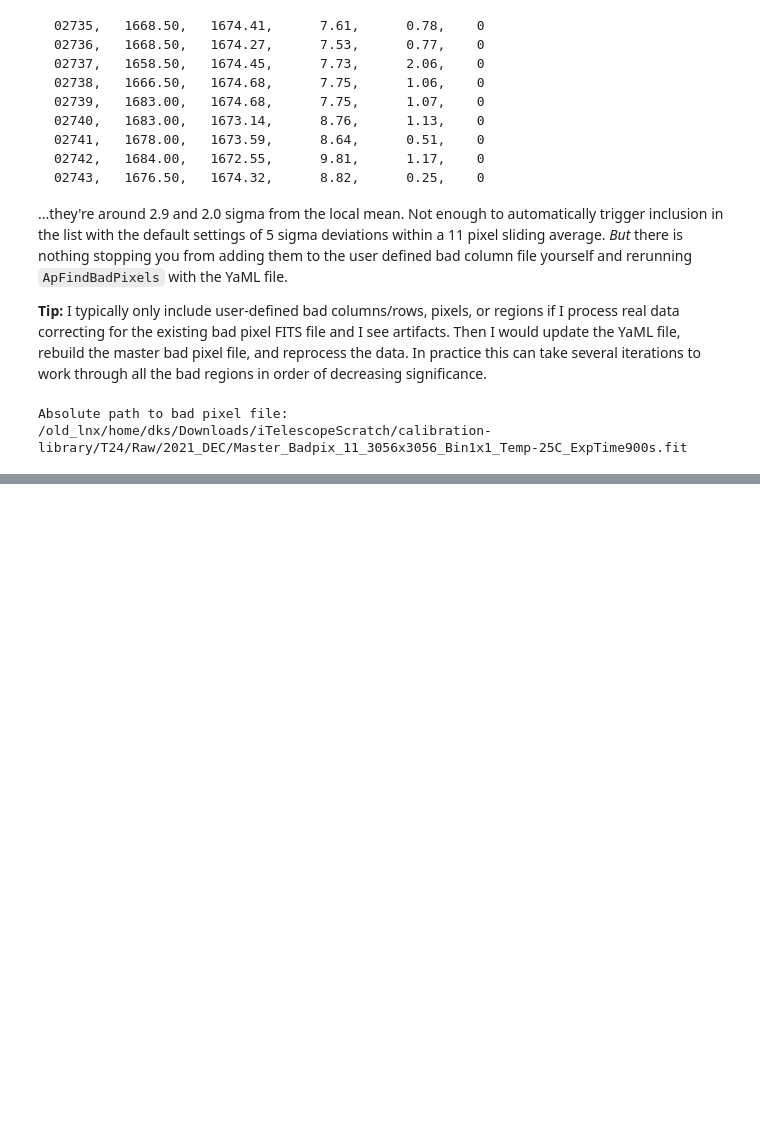
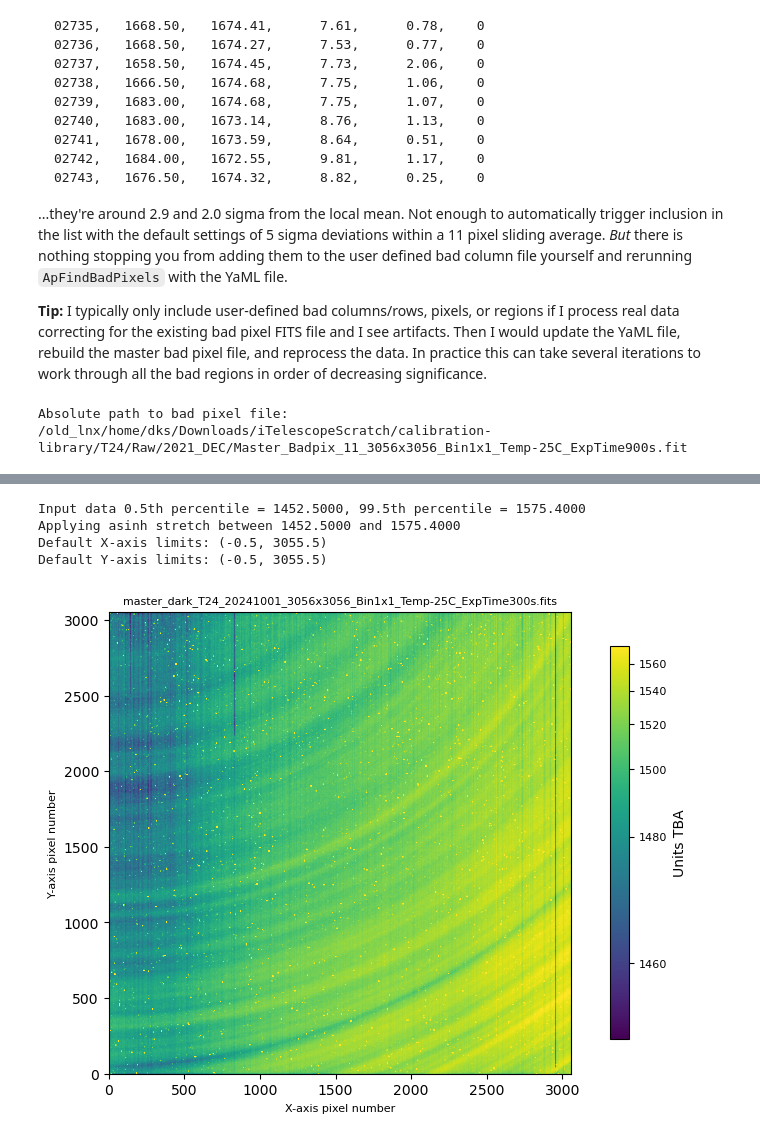
Before and after one commit to DaveStrickland/AstroPhotography, a Jupyter notebook: AstroPhotography/notebooks/creating_a_master_bad_pixel_file.ipynb, the cells around one changed output, grey strips where cells are left out. Drawn from its saved outputs; the diff is of its cells as text; code cells hidden in the pictures; blank space fills up the shorter version.

```diff
--- a/AstroPhotography/notebooks/creating_a_master_bad_pixel_file.ipynb
+++ b/AstroPhotography/notebooks/creating_a_master_bad_pixel_file.ipynb
@@ -426,0 +501,4 @@ Absolute path to bad pixel file: /old_lnx/home/dks/Downloads/iTelescopeScratch/c
+# %%
+# Run it
+masterdark = 'master_dark_T24_20241001_3056x3056_Bin1x1_Temp-25C_ExpTime300s.fits'
+master_maker.make_master(masterdark)
@@ -426,0 +541,9 @@ Absolute path to bad pixel file: /old_lnx/home/dks/Downloads/iTelescopeScratch/c
+# %%
+# Look at this file before proceding
+ap.util.load_image_and_plot(masterdark, 0, usewcs=False)
+# %% [output]
+Input data 0.5th percentile = 1452.5000, 99.5th percentile = 1575.4000
+Applying asinh stretch between 1452.5000 and 1575.4000
+Default X-axis limits: (-0.5, 3055.5)
+Default Y-axis limits: (-0.5, 3055.5)
+[figure, added]
```
Also changed, not shown: parts of 21 cells of this notebook, 5 other files.
